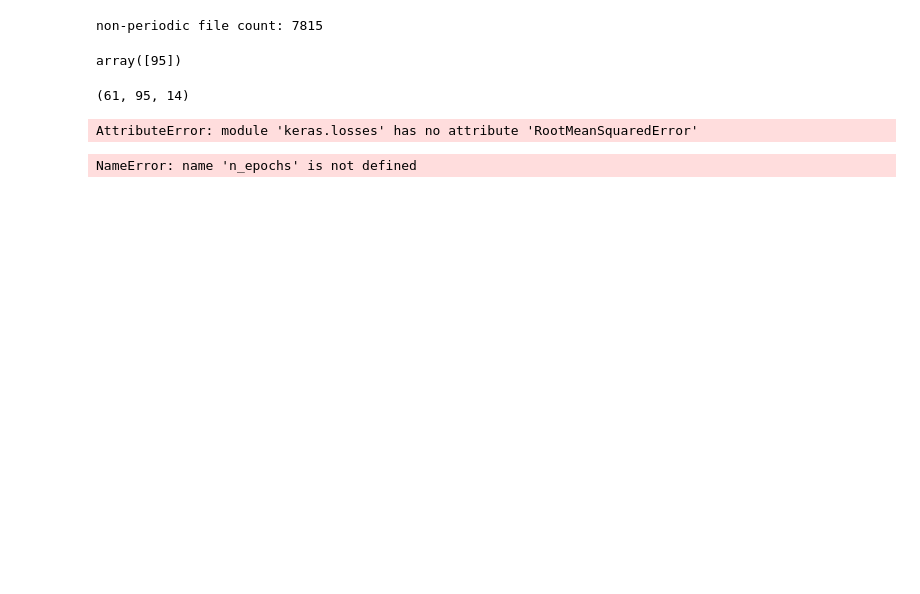
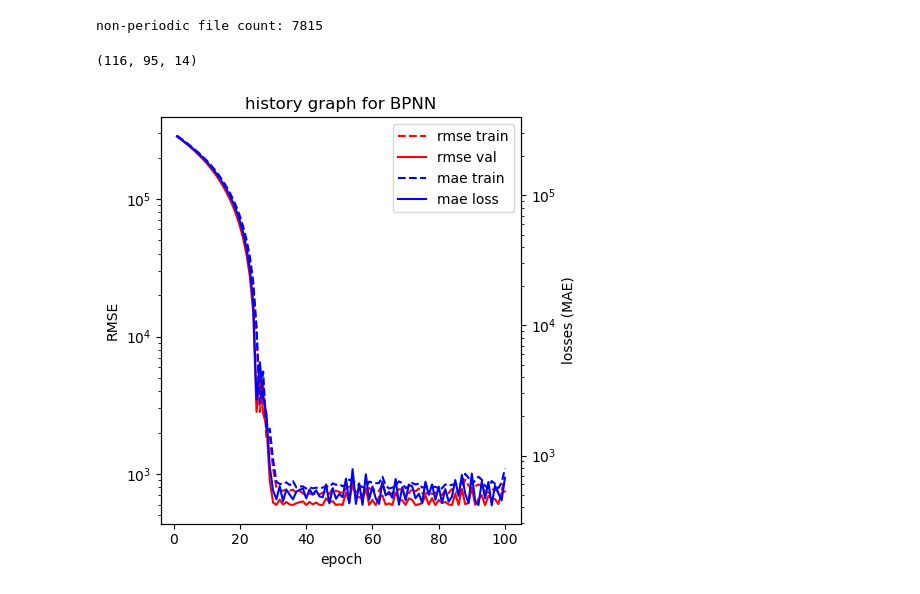
Before and after one commit to jprili/gnn-mlip, a Jupyter notebook: mlip.ipynb, the cells around one changed output. Cells and saved outputs as stored; diff of their text form; code cells hidden in the pictures; blank space fills up the shorter version.

```diff
--- a/mlip.ipynb
+++ b/mlip.ipynb
@@ -56,6 +56,7 @@ class BPNN(keras.Model):
             Input(shape = (num_syms,)),
             *layers
         ])
+        self.ptl_out = Dense(1, activation = "linear")
         self.num_syms = num_syms
 
     def call(self, inputs, training = False):
@@ -71,18 +72,19 @@ class BPNN(keras.Model):
         for sym in syms:
             # feed to subnet
             subnet_out = self.subnet(sym, training = training)
-            sym_e_contribution.append(subnet_out)
+            ptl_out = self.ptl_out(subnet_out)
+            sym_e_contribution.append(ptl_out)
 
         # turns the list into another tensor
         sym_preproc = tf.stack(sym_e_contribution, axis = 1)
 
         # add all the values in the tensor
-        return tf.reduce_sum(sym_preproc)
+        return tf.reshape(tf.reduce_sum(sym_preproc, axis = 1), [-1])
 # %%
 import pandas as pd
 from sklearn.utils import shuffle
 
-N_SYSTEMS = 61
+N_SYSTEMS = 116
 
 # read all systems
 X = np.array(
@@ -98,11 +100,6 @@ X = np.array(
 y = pd.read_csv(
     "./dat/energies.csv"
 )[0:N_SYSTEMS]
-# %%
-N_atoms = np.array([np.shape(x)[0] for x in X])
-np.unique(N_atoms)
-# %% [output]
-array([95])
 # %%
 print(np.shape(X))
 X, y = shuffle(X, y)
@@ -118,23 +115,22 @@ y_train = y[:lo]
 y_val   = y[lo:hi]
 y_test  = y[hi:]
 # %% [output]
-(61, 95, 14)
+(116, 95, 14)
 # %%
 model = BPNN([
-        Dense(20, activation = "relu"),
-        Dense(20, activation = "relu")
+        Dense(16, activation = "relu"),
+        Dense(32, activation = "relu"),
+        Dense(16, activation = "relu")
     ])
 
 model.compile(
-    optimizer = keras.optimizers.RMSprop(),
+    optimizer = keras.optimizers.Adam(learning_rate=0.0001),
     loss = keras.losses.MeanAbsoluteError(),
     metrics = [keras.metrics.RootMeanSquaredError()]
 )
-# %% [output]
-AttributeError: module 'keras.losses' has no attribute 'RootMeanSquaredError'
 # %%
-n_epochs = 60
-batch_sz = 2
+n_epochs = 100
+batch_sz = 10
 
 bpnn = model.fit(
     X_train, y_train,
@@ -146,17 +142,54 @@ bpnn = model.fit(
 # %%
 import matplotlib.pyplot as plt
 
 xax = np.arange(1, n_epochs + 1)
 
-fig, ax = plt.subplots(nrows= 1, ncols=1)
-ax.plot(bpnn.history["root_mean_squared_error"])
-ax.plot(bpnn.history["val_root_mean_squared_error"])
+fig, ax = plt.subplots(nrows = 1, ncols = 1, figsize = (5, 5))
+ax.set_title("history graph for BPNN")
+ax.set_xlabel("epoch")
 
-ax.plot(bpnn.history["loss"])
-ax.plot(bpnn.history["val_loss"])
+tax = ax.twinx()
+
+tax.set_ylabel("losses (MAE)")
+ax.set_ylabel("RMSE")
+
+ax.plot(
+    xax,
+    bpnn.history["root_mean_squared_error"],
+    "r--",
+    label = "rmse train"
+)
+
+ax.plot(
+    xax,
+    bpnn.history["val_root_mean_squared_error"],
+    "r-",
+    label = "rmse val"
+)
+
+tax.plot(
+    xax,
+    bpnn.history["loss"],
+    "b--",
+    label = "mae train"
+)
+
+tax.plot(
+    xax,
+    bpnn.history["val_loss"],
+    "b",
+    label = "mae loss"
+)
+
 
 ax.set_yscale("log")
-ax.set_xscale("log")
+tax.set_yscale("log")
+
+lns = [*ax.lines, *tax.lines]
+labels = [ln.get_label() for ln in lns]
+
+ax.legend(lns, labels)
+plt.tight_layout()
 plt.show()
 # %% [output]
-NameError: name 'n_epochs' is not defined
+[figure, added]
```
Also changed, not shown: parts of 11 cells of this notebook.
